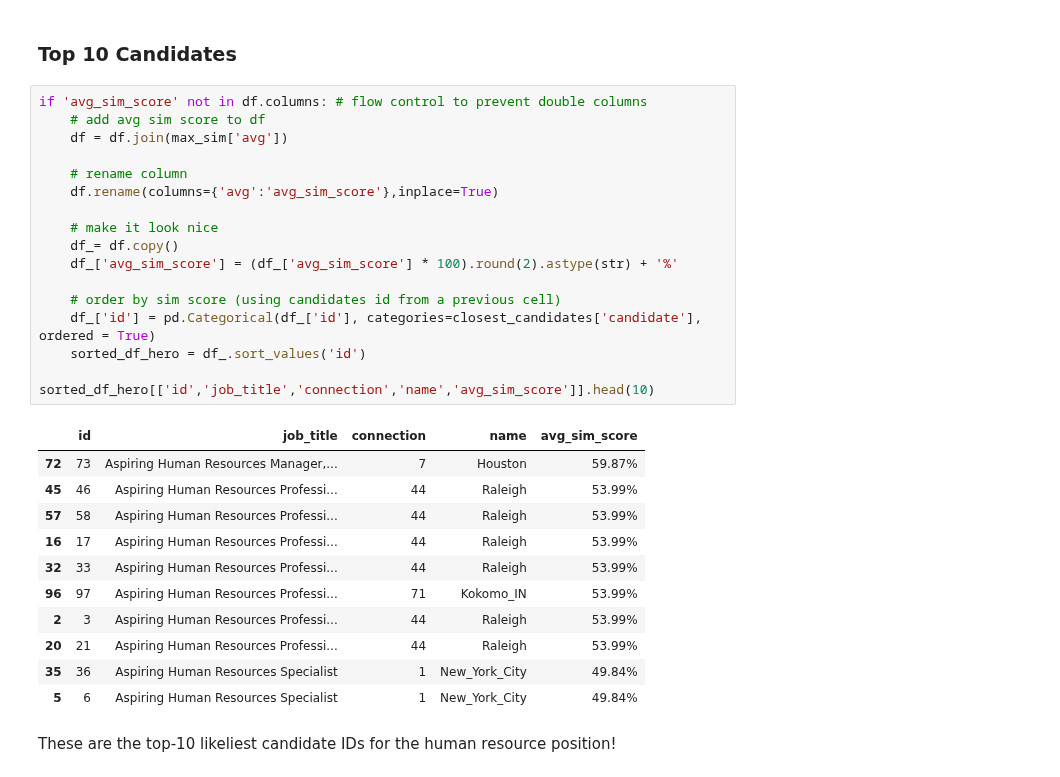
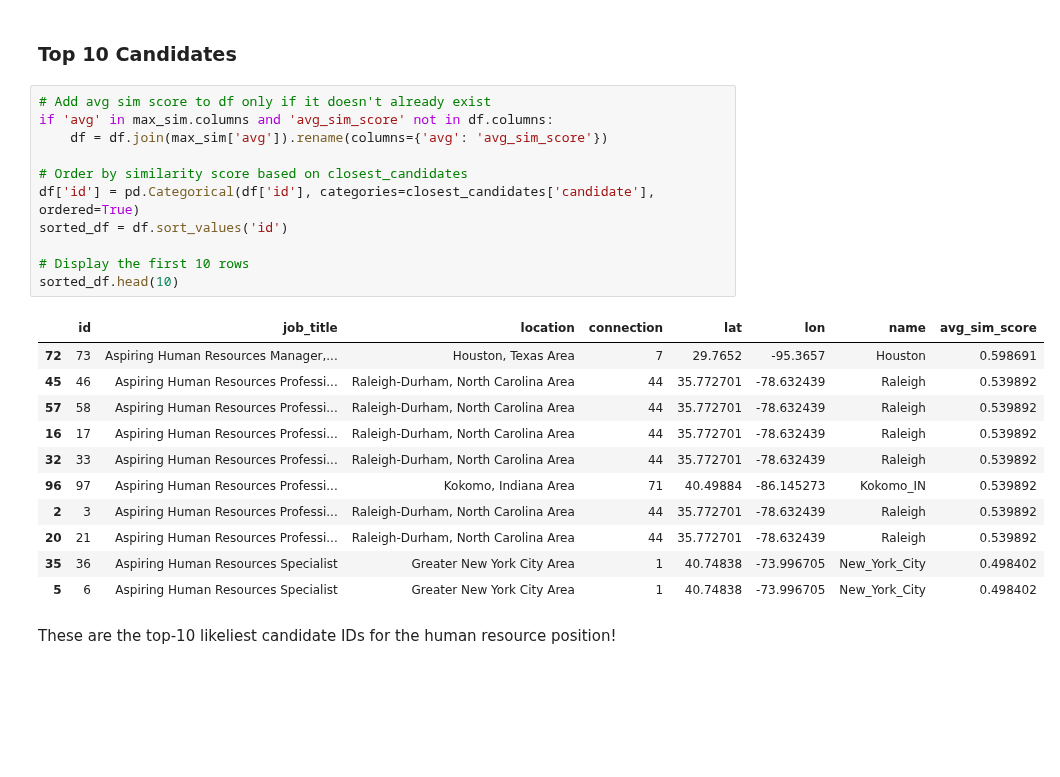
Before and after one commit to sralter/potential_talents, a Jupyter notebook: potential_talents.ipynb, the cells around one changed output. Saved outputs shown, nothing was run; the diff lists cells and outputs as text; blank space fills up the shorter version.

```diff
--- a/potential_talents.ipynb
+++ b/potential_talents.ipynb
@@ -1072,34 +1072,28 @@ top10_candidates
 # %% [markdown]
 ### Top 10 Candidates
 # %%
-if 'avg_sim_score' not in df.columns: # flow control to prevent double columns
-    # add avg sim score to df
-    df = df.join(max_sim['avg'])
+# Add avg sim score to df only if it doesn't already exist
+if 'avg' in max_sim.columns and 'avg_sim_score' not in df.columns:
+    df = df.join(max_sim['avg']).rename(columns={'avg': 'avg_sim_score'})
 
-    # rename column
-    df.rename(columns={'avg':'avg_sim_score'},inplace=True)
+# Order by similarity score based on closest_candidates
+df['id'] = pd.Categorical(df['id'], categories=closest_candidates['candidate'], ordered=True)
+sorted_df = df.sort_values('id')
 
-    # make it look nice
-    df_= df.copy()
-    df_['avg_sim_score'] = (df_['avg_sim_score'] * 100).round(2).astype(str) + '%'
-
-    # order by sim score (using candidates id from a previous cell)
-    df_['id'] = pd.Categorical(df_['id'], categories=closest_candidates['candidate'], ordered = True)
-    sorted_df_hero = df_.sort_values('id')
-
-sorted_df_hero[['id','job_title','connection','name','avg_sim_score']].head(10)
+# Display the first 10 rows
+sorted_df.head(10)
 # %% [output]
-|  | id | job_title | connection | name | avg_sim_score |
-| 72 | 73 | Aspiring Human Resources Manager,... | 7 | Houston | 59.87% |
-| 45 | 46 | Aspiring Human Resources Professi... | 44 | Raleigh | 53.99% |
-| 57 | 58 | Aspiring Human Resources Professi... | 44 | Raleigh | 53.99% |
-| 16 | 17 | Aspiring Human Resources Professi... | 44 | Raleigh | 53.99% |
-| 32 | 33 | Aspiring Human Resources Professi... | 44 | Raleigh | 53.99% |
-| 96 | 97 | Aspiring Human Resources Professi... | 71 | Kokomo_IN | 53.99% |
-| 2 | 3 | Aspiring Human Resources Professi... | 44 | Raleigh | 53.99% |
-| 20 | 21 | Aspiring Human Resources Professi... | 44 | Raleigh | 53.99% |
-| 35 | 36 | Aspiring Human Resources Specialist | 1 | New_York_City | 49.84% |
-| 5 | 6 | Aspiring Human Resources Specialist | 1 | New_York_City | 49.84% |
+|  | id | job_title | location | connection | lat | lon | name | avg_sim_score |
+| 72 | 73 | Aspiring Human Resources Manager,... | Houston, Texas Area | 7 | 29.7652 | -95.3657 | Houston | 0.598691 |
+| 45 | 46 | Aspiring Human Resources Professi... | Raleigh-Durham, North Carolina Area | 44 | 35.772701 | -78.632439 | Raleigh | 0.539892 |
+| 57 | 58 | Aspiring Human Resources Professi... | Raleigh-Durham, North Carolina Area | 44 | 35.772701 | -78.632439 | Raleigh | 0.539892 |
+| 16 | 17 | Aspiring Human Resources Professi... | Raleigh-Durham, North Carolina Area | 44 | 35.772701 | -78.632439 | Raleigh | 0.539892 |
+| 32 | 33 | Aspiring Human Resources Professi... | Raleigh-Durham, North Carolina Area | 44 | 35.772701 | -78.632439 | Raleigh | 0.539892 |
+| 96 | 97 | Aspiring Human Resources Professi... | Kokomo, Indiana Area | 71 | 40.49884 | -86.145273 | Kokomo_IN | 0.539892 |
+| 2 | 3 | Aspiring Human Resources Professi... | Raleigh-Durham, North Carolina Area | 44 | 35.772701 | -78.632439 | Raleigh | 0.539892 |
+| 20 | 21 | Aspiring Human Resources Professi... | Raleigh-Durham, North Carolina Area | 44 | 35.772701 | -78.632439 | Raleigh | 0.539892 |
+| 35 | 36 | Aspiring Human Resources Specialist | Greater New York City Area | 1 | 40.74838 | -73.996705 | New_York_City | 0.498402 |
+| 5 | 6 | Aspiring Human Resources Specialist | Greater New York City Area | 1 | 40.74838 | -73.996705 | New_York_City | 0.498402 |
 # %% [markdown]
 These are the top-10 likeliest candidate IDs for the human resource position!
 # %% [markdown]
```
Also changed, not shown: parts of 7 cells of this notebook, 10 other files.
